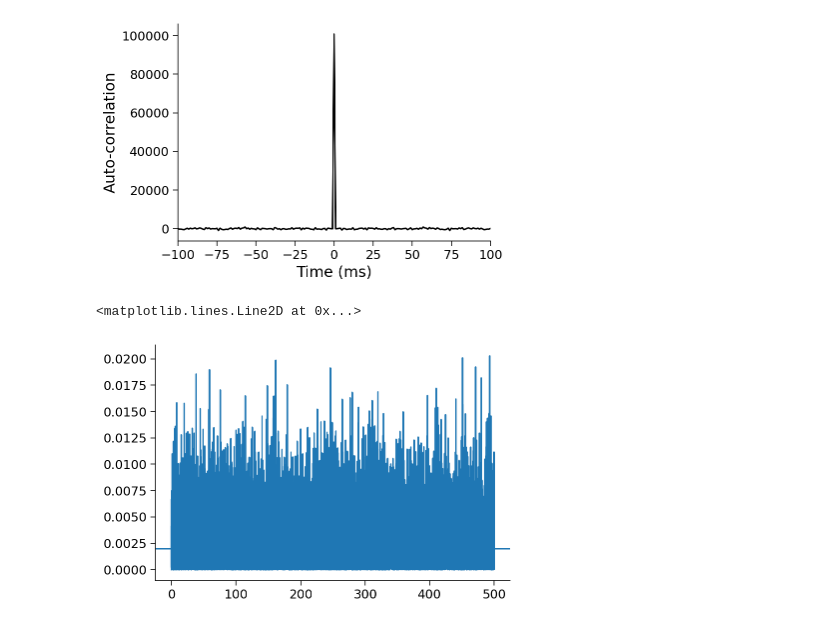
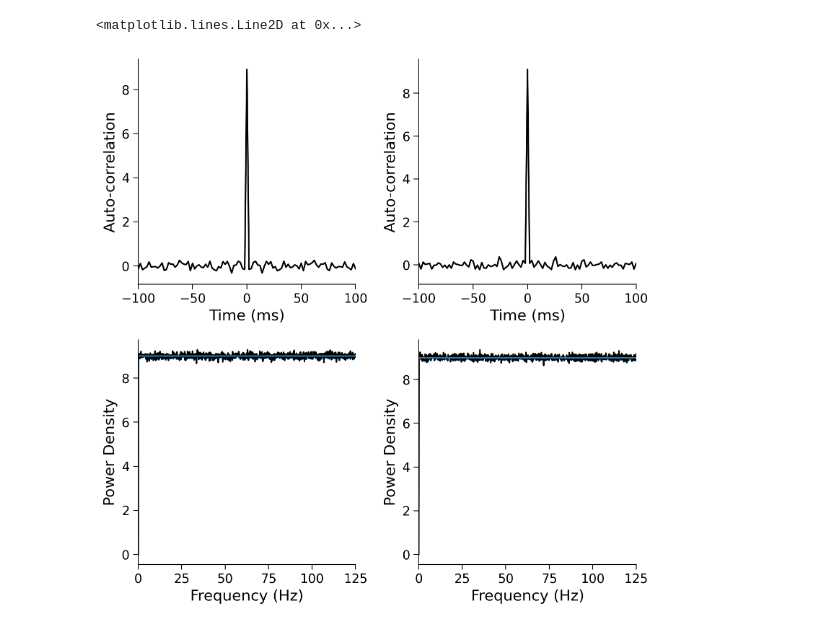
Before and after one commit to Yu-AngCheng/JC, a Jupyter notebook: Theoretical Neuroscience/Ch1.ipynb, the cells around one changed output. Saved outputs shown, nothing was run; the diff lists cells and outputs as text; code cells hidden in the pictures.

```diff
--- a/Theoretical Neuroscience/Ch1.ipynb
+++ b/Theoretical Neuroscience/Ch1.ipynb
@@ -6,10 +6,11 @@ import matplotlib.pyplot as plt
 from scipy.io import loadmat
 from scipy.signal import correlate as cross_corr
 from scipy.signal import periodogram
+from scipy.linalg import cholesky
 
 %config InlineBackend.figure_format = 'retina'
 %matplotlib inline
-plt.style.use("Theoretical Neuroscience.mplstyle")
+plt.style.use("../JC.mplstyle")
 # %%
 # Plotting Functions
 
@@ -72,6 +73,12 @@ def plot_autocorr(time, auto_corr):
   plt.xlim([-100, 100])
   plt.xlabel("Time (ms)")
   plt.ylabel("Auto-correlation")
+
+def plot_psd(f, psd):
+  plt.plot(f, psd,color='k')
+  plt.xlim([0, np.max(f)/2])
+  plt.xlabel("Frequency (Hz)")
+  plt.ylabel("Power Density")
 # %%
 # Record Settings
 dt = 1  # 1ms
@@ -199,18 +206,31 @@ with plt.xkcd():
-# %%
-dt = 1
-T = 100000
-t = np.arange(0, T, dt)
-white_noise = rng.normal(scale=1/dt,size=t.shape)
-# plt.plot(white_noise)
-time = np.arange(-T+dt,T,dt)
-auto_corr = cross_corr(white_noise, white_noise).astype(np.float64)
-# auto_corr[len(t)-1] = np.nan
-plot_autocorr(time, auto_corr)
-plt.show()
-f, psd = periodogram(white_noise, fs=1/dt*1000)
-plt.plot(f, psd)
-plt.axhline(2*dt/1000)
-# %% [output]
-[figure, removed]
-<matplotlib.lines.Line2D at 0x...>
-[figure, removed]
+# %%
+dt = 2
+T = 10000
+t = np.arange(0, T, dt)
+sigma = 3
+n_samples = 10000
+mu = np.zeros(len(t))
+cxx = np.identity(len(t))*sigma**2/dt
+R = cholesky(cxx)
+white_noise_1 = rng.standard_normal((n_samples, len(t))) @ R
+time = np.arange(-T+dt,T,dt)
+auto_corr_1 = cross_corr(white_noise_1[0], white_noise_1[0]).astype(np.float64)
+white_noise_2 = rng.normal(loc=0,scale=sigma/np.sqrt(dt),size=(n_samples, len(t)))
+auto_corr_2 = cross_corr(white_noise_2[0], white_noise_2[0]).astype(np.float64)
+f, psd_1 = periodogram(white_noise_1, fs=1/dt*1000)
+f, psd_2 = periodogram(white_noise_2, fs=1/dt*1000)
+
+fig, ax = plt.subplots(2, 2, figsize=(8, 8))
+plt.sca(ax[0,0])
+plot_autocorr(time, auto_corr_1/len(t)*dt)
+plt.sca(ax[0,1])
+plot_autocorr(time, auto_corr_2/len(t)*dt)
+plt.sca(ax[1,0])
+plot_psd(f, np.mean(psd_1,axis=0)/2*1000)
+plt.axhline(sigma**2)
+plt.sca(ax[1,1])
+plot_psd(f, np.mean(psd_2,axis=0)/2*1000)
+plt.axhline(sigma**2)
+# %% [output]
+<matplotlib.lines.Line2D at 0x...>
+[figure, added]
```
Also changed, not shown: parts of 5 cells of this notebook.
